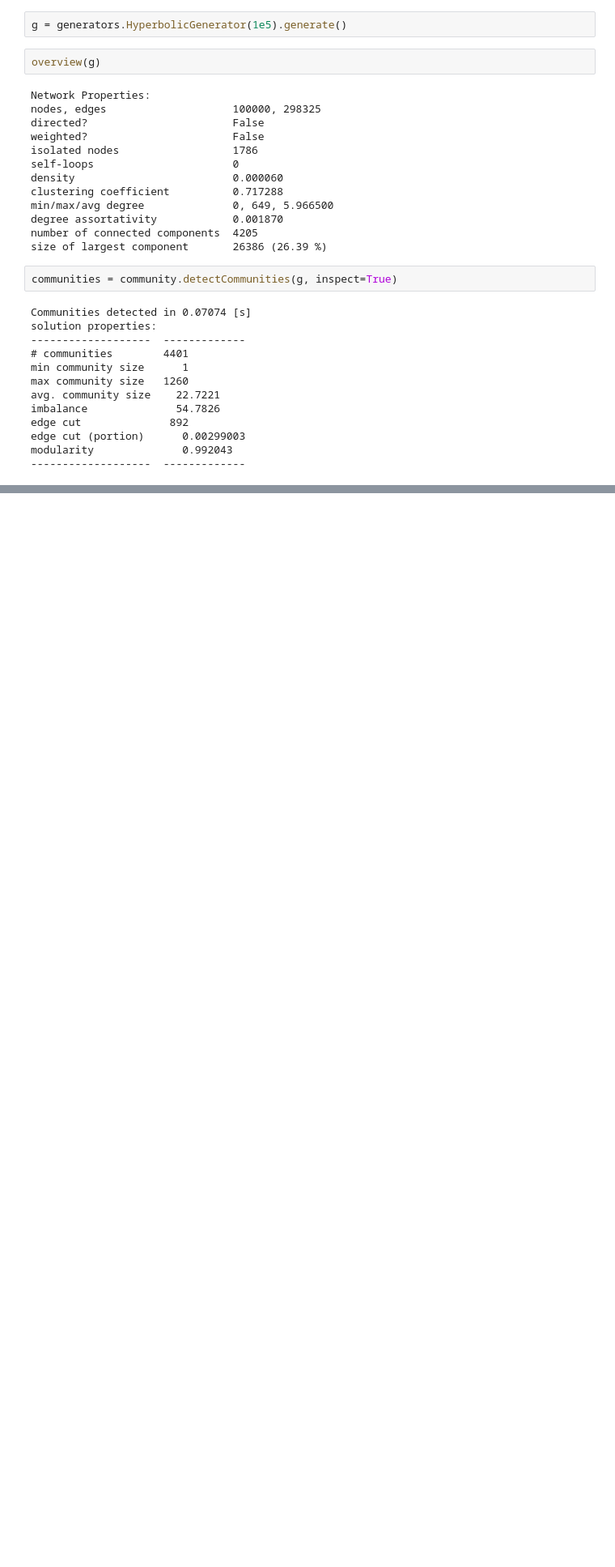
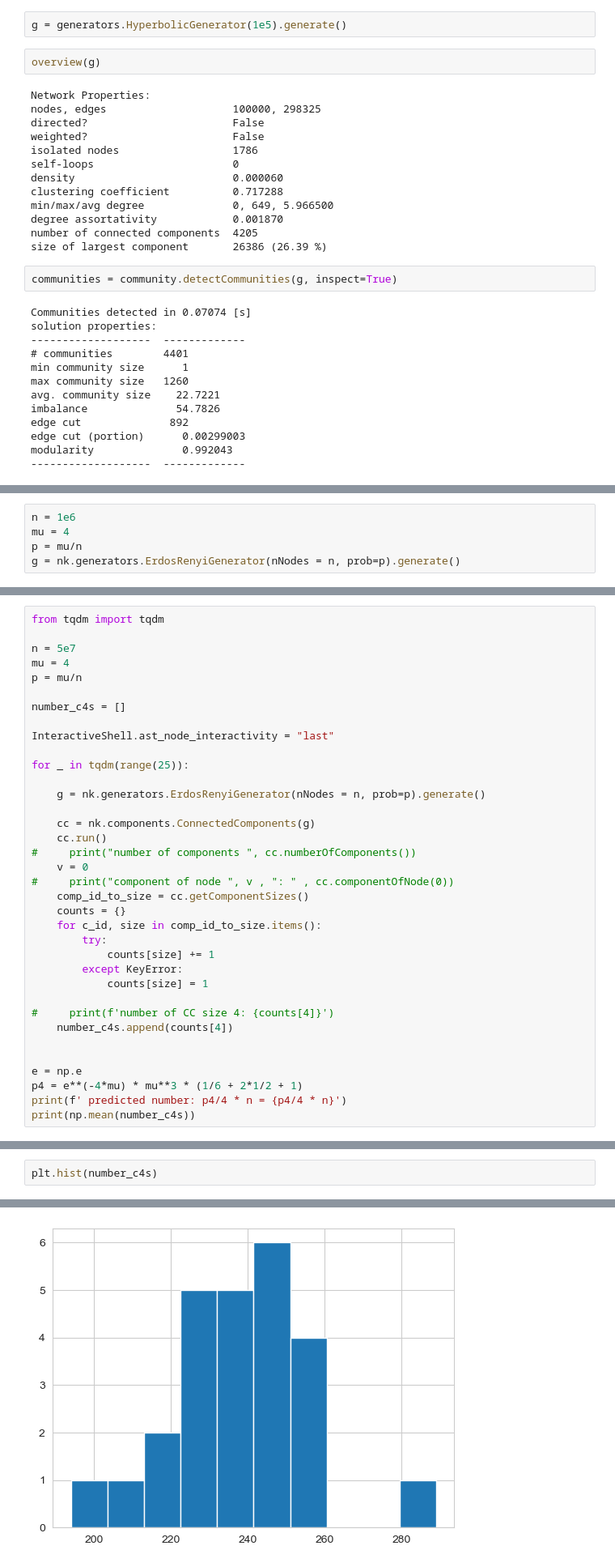
Before and after one commit to BenjiDayan/GIRGs, a Jupyter notebook: playground.ipynb, the cells around one changed output, grey strips where cells are left out. Shown at 81% size. Saved outputs shown, nothing was run; the diff lists cells and outputs as text; blank space fills up the shorter version.

```diff
--- a/playground.ipynb
+++ b/playground.ipynb
@@ -40,0 +46,5 @@ modularity              0.992043
+# %%
+n = 1e6
+mu = 4
+p = mu/n
+g = nk.generators.ErdosRenyiGenerator(nNodes = n, prob=p).generate()
@@ -40,0 +66,36 @@ modularity              0.992043
+# %%
+from tqdm import tqdm
+
+n = 5e7
+mu = 4
+p = mu/n
+
+number_c4s = []
+
+InteractiveShell.ast_node_interactivity = "last"
+
+for _ in tqdm(range(25)):
+
+    g = nk.generators.ErdosRenyiGenerator(nNodes = n, prob=p).generate()
+
+    cc = nk.components.ConnectedComponents(g)
+    cc.run()
+#     print("number of components ", cc.numberOfComponents())
+    v = 0
+#     print("component of node ", v , ": " , cc.componentOfNode(0))
+    comp_id_to_size = cc.getComponentSizes()
+    counts = {}
+    for c_id, size in comp_id_to_size.items():
+        try:
+            counts[size] += 1
+        except KeyError:
+            counts[size] = 1
+
+#     print(f'number of CC size 4: {counts[4]}')
+    number_c4s.append(counts[4])
+
+
+e = np.e
+p4 = e**(-4*mu) * mu**3 * (1/6 + 2*1/2 + 1)
+print(f' predicted number: p4/4 * n = {p4/4 * n}')
+print(np.mean(number_c4s))
@@ -40,0 +105,3 @@ modularity              0.992043
+# %%
+plt.hist(number_c4s)
+# %% [output]
@@ -40,0 +112 @@ modularity              0.992043
+[figure, added]
```
Also changed, not shown: parts of 14 cells of this notebook, 1 other file.
